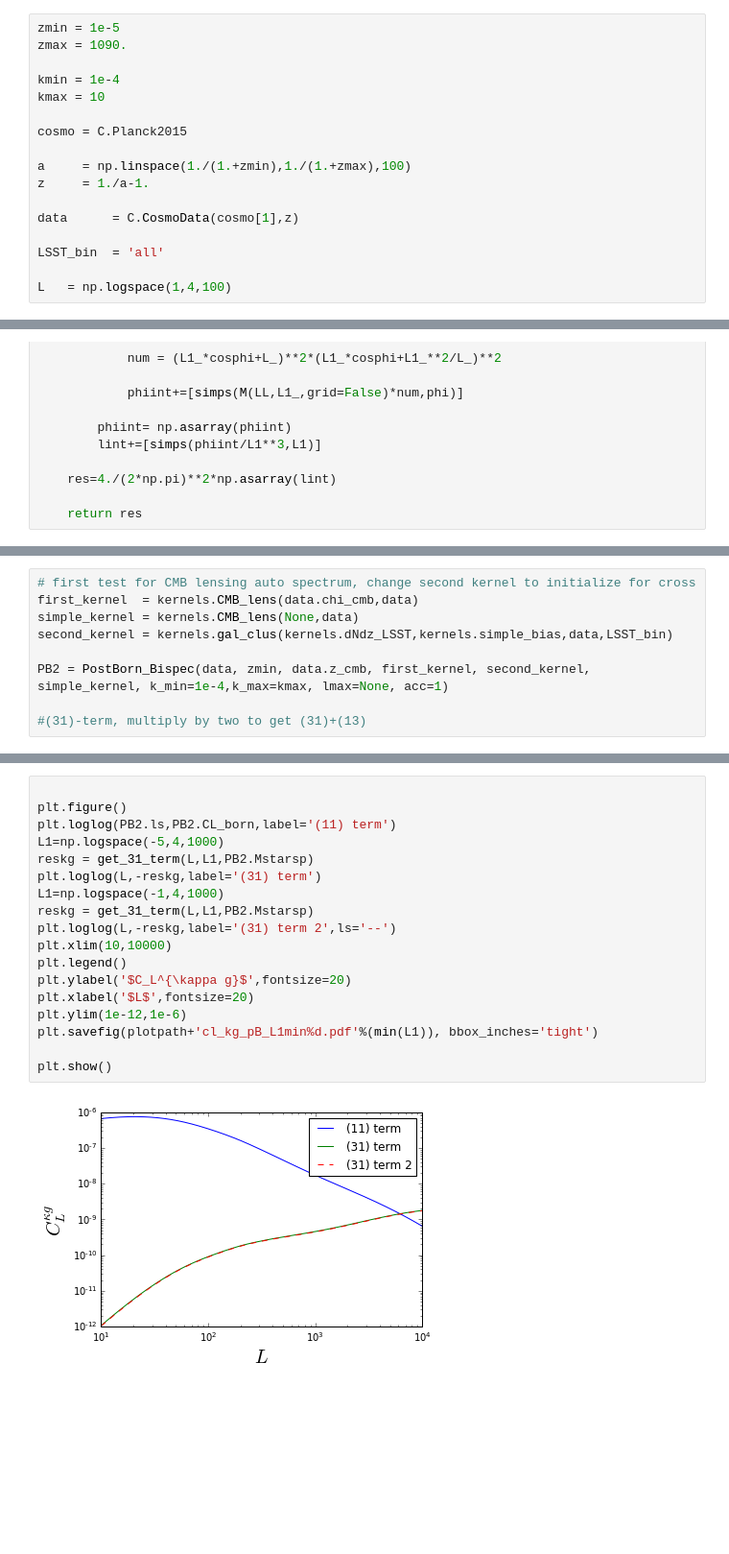
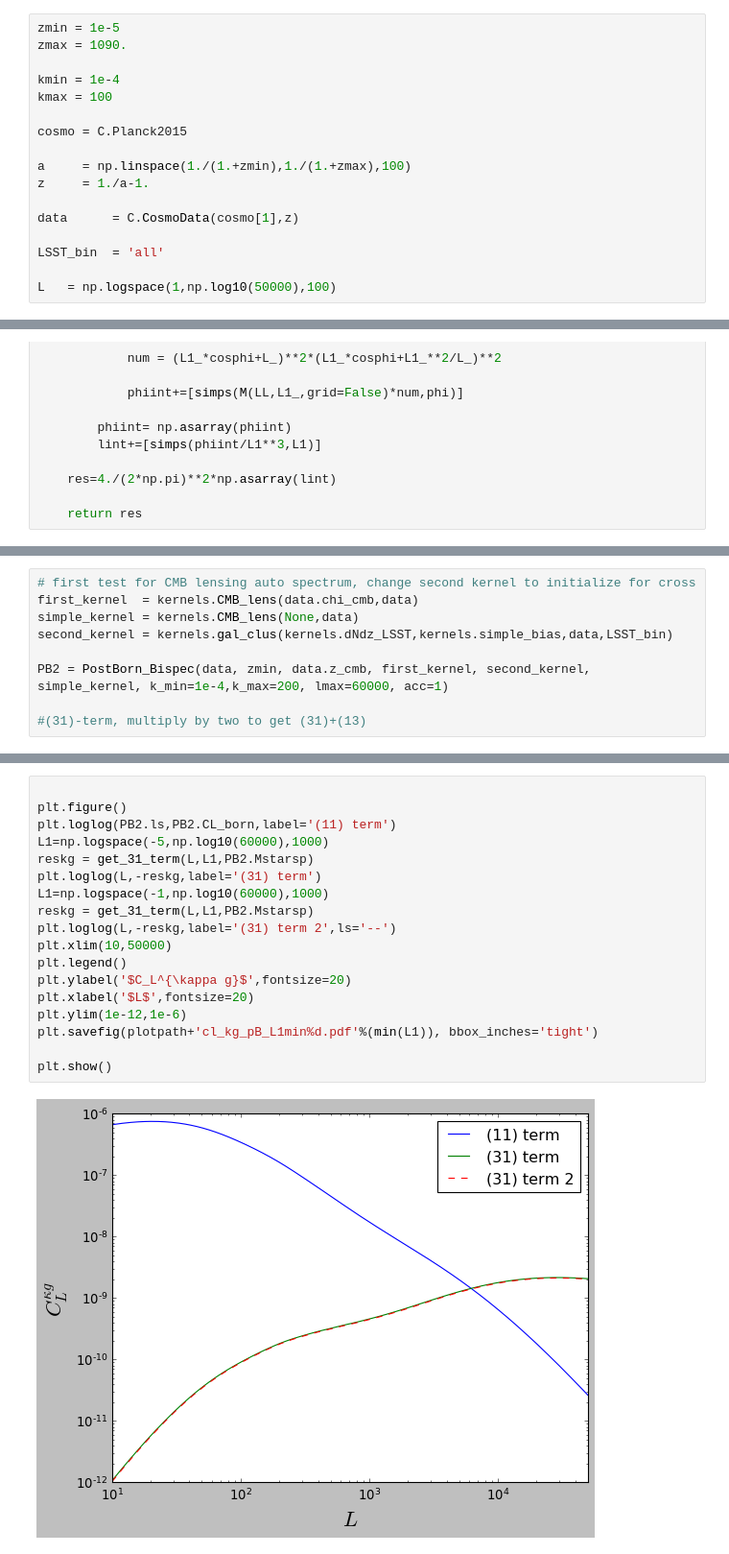
Before and after one commit to VMBoehm/BispectrumBias, a Jupyter notebook: PostBornCross.ipynb, the cells around one changed output, grey strips where cells are left out. Shown at 96% size. Cells and saved outputs as stored; diff of their text form; blank space fills up the shorter version.

```diff
--- a/PostBornCross.ipynb
+++ b/PostBornCross.ipynb
@@ -21,7 +21,7 @@ zmin = 1e-5
 zmax = 1090.
 
 kmin = 1e-4
-kmax = 10
+kmax = 100
 
 cosmo = C.Planck2015
 
@@ -32,7 +32,7 @@ data      = C.CosmoData(cosmo[1],z)
 
 LSST_bin  = 'all'
 
-L   = np.logspace(1,4,100)
+L   = np.logspace(1,np.log10(50000),100)
 # %% [output]
 computing distances, derived parameters...
 {'Neff': 3.046}
@@ -138,7 +138,7 @@ first_kernel  = kernels.CMB_lens(data.chi_cmb,data)
 simple_kernel = kernels.CMB_lens(None,data)
 second_kernel = kernels.gal_clus(kernels.dNdz_LSST,kernels.simple_bias,data,LSST_bin)
 
-PB2 = PostBorn_Bispec(data, zmin, data.z_cmb, first_kernel, second_kernel, simple_kernel, k_min=1e-4,k_max=kmax, lmax=None, acc=1)
+PB2 = PostBorn_Bispec(data, zmin, data.z_cmb, first_kernel, second_kernel, simple_kernel, k_min=1e-4,k_max=200, lmax=60000, acc=1)
 
 #(31)-term, multiply by two to get (31)+(13)
 # %% [output]
@@ -179,22 +179,22 @@ plt.show()
 # %%
 
 plt.figure()
 plt.loglog(PB2.ls,PB2.CL_born,label='(11) term')
-L1=np.logspace(-5,4,1000)
+L1=np.logspace(-5,np.log10(60000),1000)
 reskg = get_31_term(L,L1,PB2.Mstarsp)
 plt.loglog(L,-reskg,label='(31) term')
-L1=np.logspace(-1,4,1000)
+L1=np.logspace(-1,np.log10(60000),1000)
 reskg = get_31_term(L,L1,PB2.Mstarsp)
 plt.loglog(L,-reskg,label='(31) term 2',ls='--')
-plt.xlim(10,10000)
+plt.xlim(10,50000)
 plt.legend()
 plt.ylabel('$C_L^{\kappa g}$',fontsize=20)
 plt.xlabel('$L$',fontsize=20)
 plt.ylim(1e-12,1e-6)
 plt.savefig(plotpath+'cl_kg_pB_L1min%d.pdf'%(min(L1)), bbox_inches='tight')
 
 plt.show()
 # %% [output]
-[figure, old version]
+[figure, new version]
 # %%
 PB2.Mstarsp(L,L1)
```
Also changed, not shown: parts of 9 cells of this notebook, 4 other files.
